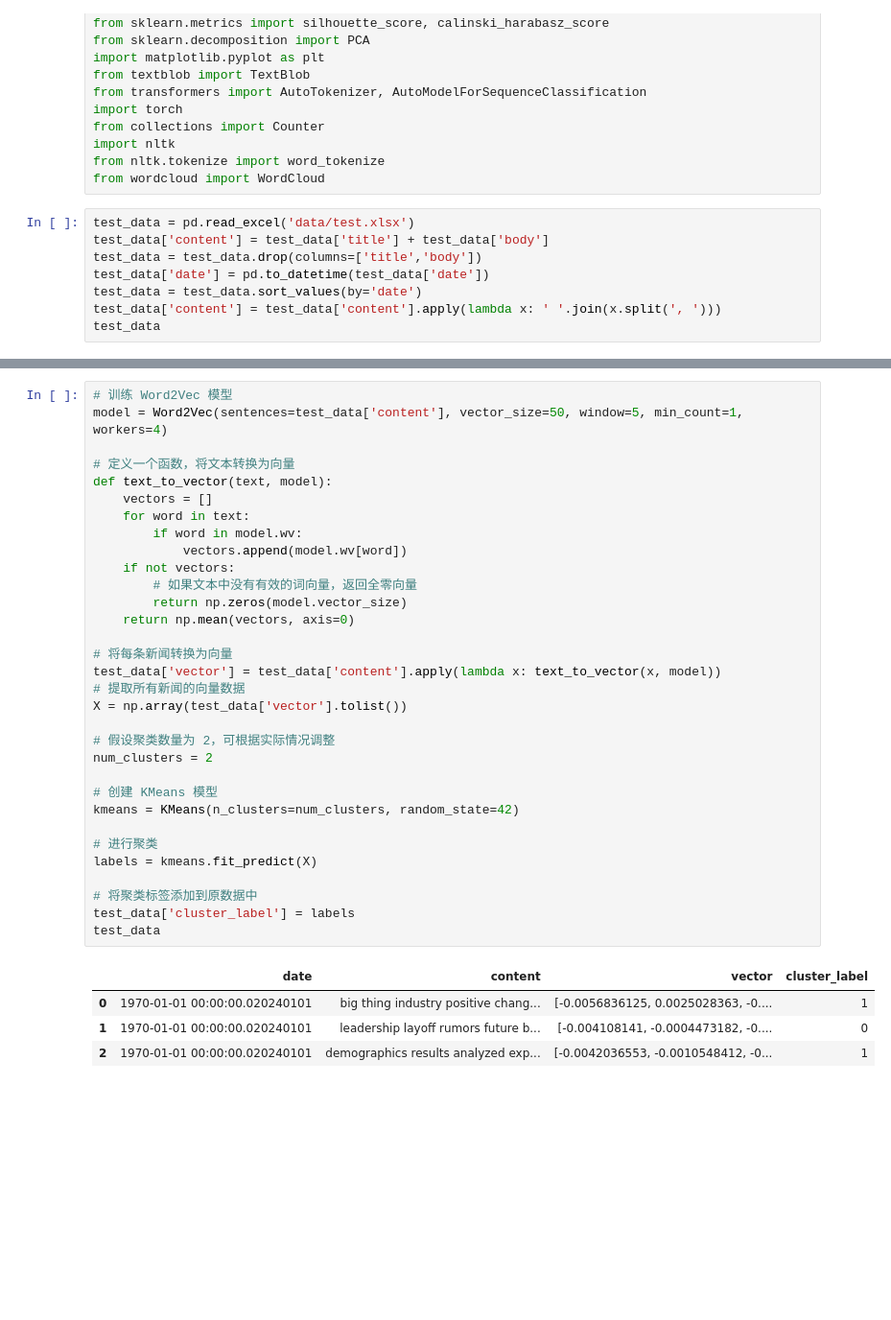
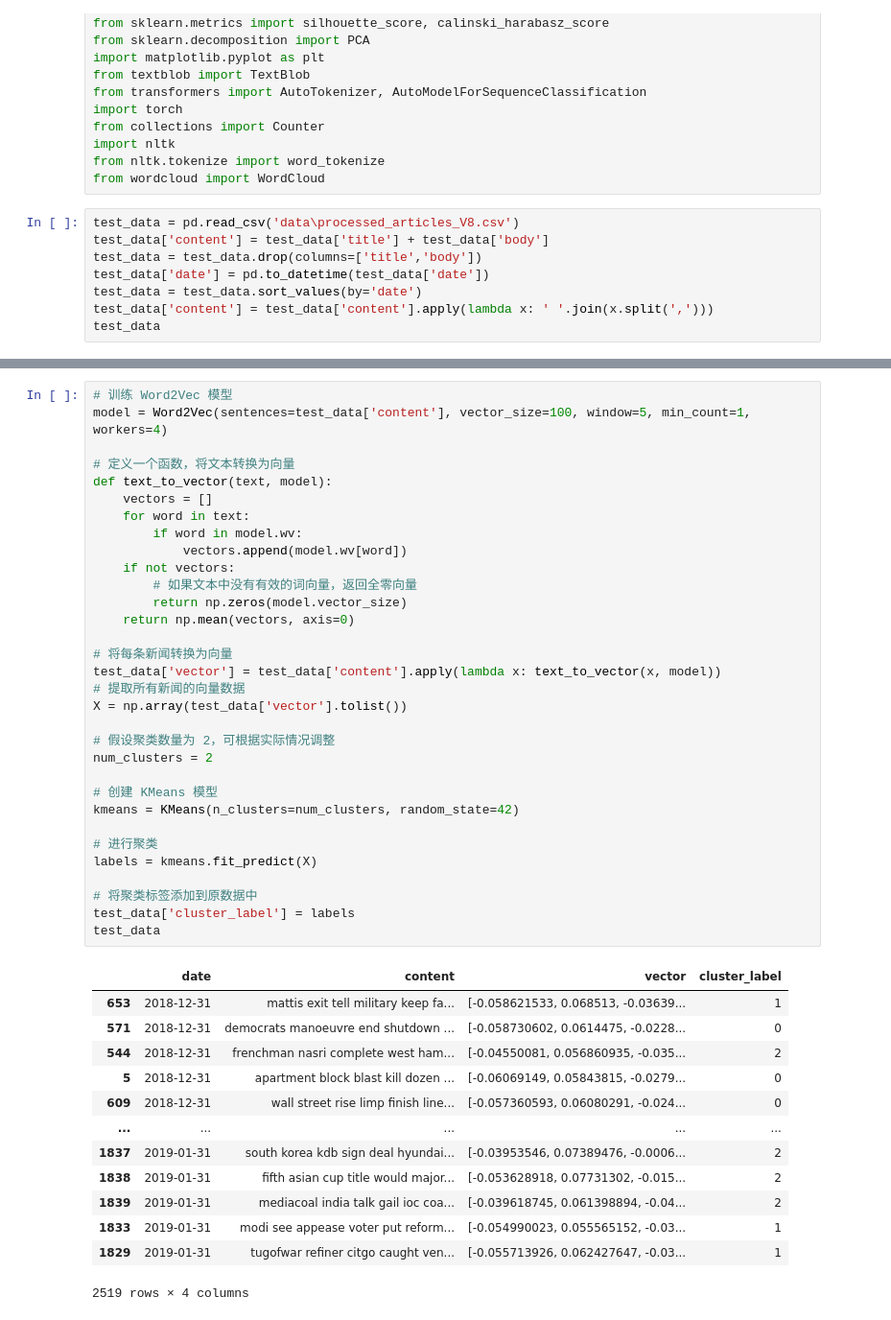
Before and after one commit to hanhy/MFIN7036, a Jupyter notebook: group_project/Vectorization+Clustering/Clusture_total.ipynb, the cells around one changed output, grey strips where cells are left out. Shown at 96% size. Saved outputs shown, nothing was run; the diff lists cells and outputs as text; blank space fills up the shorter version.

```diff
--- a/group_project/Vectorization+Clustering/Clusture_total.ipynb
+++ b/group_project/Vectorization+Clustering/Clusture_total.ipynb
@@ -14,12 +14,12 @@ import nltk
 from nltk.tokenize import word_tokenize
 from wordcloud import WordCloud
 # %%
-test_data = pd.read_excel('data/test.xlsx')
+test_data = pd.read_csv('data\processed_articles_V8.csv')
 test_data['content'] = test_data['title'] + test_data['body']
 test_data = test_data.drop(columns=['title','body'])
 test_data['date'] = pd.to_datetime(test_data['date'])
 test_data = test_data.sort_values(by='date')
-test_data['content'] = test_data['content'].apply(lambda x: ' '.join(x.split(', ')))
+test_data['content'] = test_data['content'].apply(lambda x: ' '.join(x.split(',')))
 test_data
 # %% [output]
 |  | date | content |
@@ -29,40 +50,49 @@ test_data
 # %%
 # 训练 Word2Vec 模型
-model = Word2Vec(sentences=test_data['content'], vector_size=50, window=5, min_count=1, workers=4)
+model = Word2Vec(sentences=test_data['content'], vector_size=100, window=5, min_count=1, workers=4)
 
 # 定义一个函数，将文本转换为向量
 def text_to_vector(text, model):
     vectors = []
     for word in text:
         if word in model.wv:
             vectors.append(model.wv[word])
     if not vectors:
         # 如果文本中没有有效的词向量，返回全零向量
         return np.zeros(model.vector_size)
     return np.mean(vectors, axis=0)
 
 # 将每条新闻转换为向量
 test_data['vector'] = test_data['content'].apply(lambda x: text_to_vector(x, model))
 # 提取所有新闻的向量数据
 X = np.array(test_data['vector'].tolist())
 
 # 假设聚类数量为 2，可根据实际情况调整
 num_clusters = 2
 
 # 创建 KMeans 模型
 kmeans = KMeans(n_clusters=num_clusters, random_state=42)
 
 # 进行聚类
 labels = kmeans.fit_predict(X)
 
 # 将聚类标签添加到原数据中
 test_data['cluster_label'] = labels
 test_data
 # %% [output]
 |  | date | content | vector | cluster_label |
-| 0 | 1970-01-01 00:00:00.020240101 | big thing industry positive chang... | [-0.0056836125, 0.0025028363, -0.... | 1 |
-| 1 | 1970-01-01 00:00:00.020240101 | leadership layoff rumors future b... | [-0.004108141, -0.0004473182, -0.... | 0 |
-| 2 | 1970-01-01 00:00:00.020240101 | demographics results analyzed exp... | [-0.0042036553, -0.0010548412, -0... | 1 |
+| 653 | 2018-12-31 | mattis exit tell military keep fa... | [-0.058621533, 0.068513, -0.03639... | 1 |
+| 571 | 2018-12-31 | democrats manoeuvre end shutdown ... | [-0.058730602, 0.0614475, -0.0228... | 0 |
+| 544 | 2018-12-31 | frenchman nasri complete west ham... | [-0.04550081, 0.056860935, -0.035... | 2 |
+| 5 | 2018-12-31 | apartment block blast kill dozen ... | [-0.06069149, 0.05843815, -0.0279... | 0 |
+| 609 | 2018-12-31 | wall street rise limp finish line... | [-0.057360593, 0.06080291, -0.024... | 0 |
+| ... | ... | ... | ... | ... |
+| 1837 | 2019-01-31 | south korea kdb sign deal hyundai... | [-0.03953546, 0.07389476, -0.0006... | 2 |
+| 1838 | 2019-01-31 | fifth asian cup title would major... | [-0.053628918, 0.07731302, -0.015... | 2 |
+| 1839 | 2019-01-31 | mediacoal india talk gail ioc coa... | [-0.039618745, 0.061398894, -0.04... | 2 |
+| 1833 | 2019-01-31 | modi see appease voter put reform... | [-0.054990023, 0.055565152, -0.03... | 1 |
+| 1829 | 2019-01-31 | tugofwar refiner citgo caught ven... | [-0.055713926, 0.062427647, -0.03... | 1 |
+2519 rows × 4 columns
 # %%
 # 定义一个函数来生成词云
 def plot_word_cloud(text, title):
```
Also changed, not shown: parts of 8 cells of this notebook, 3 other files.
